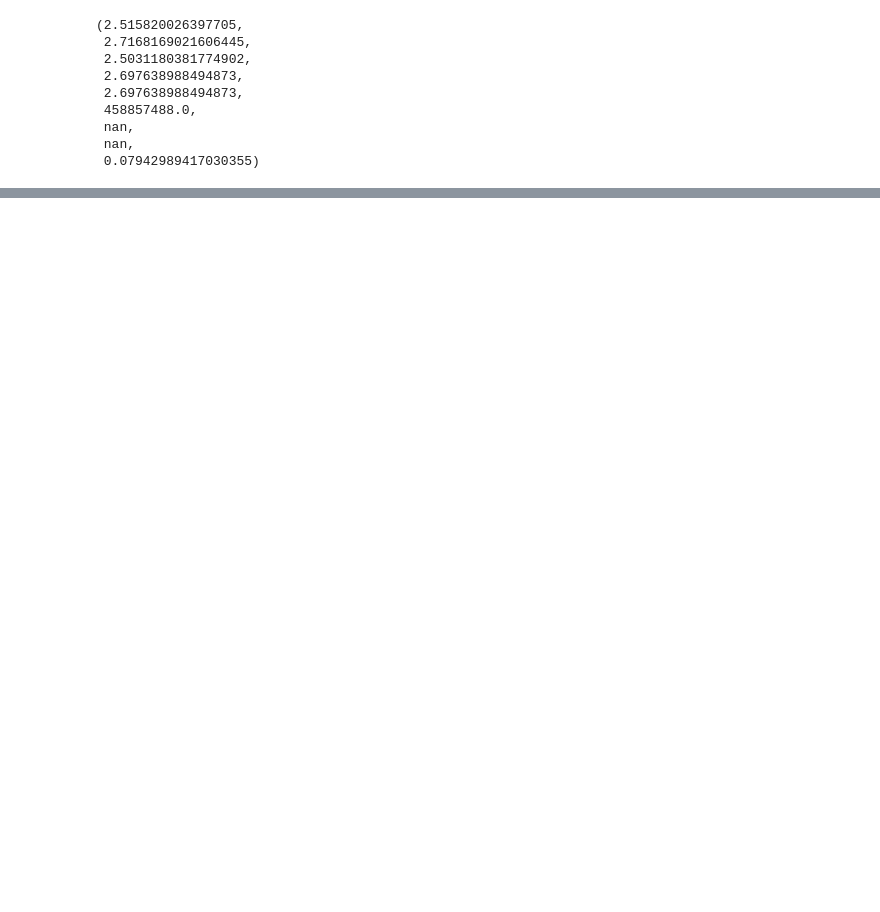
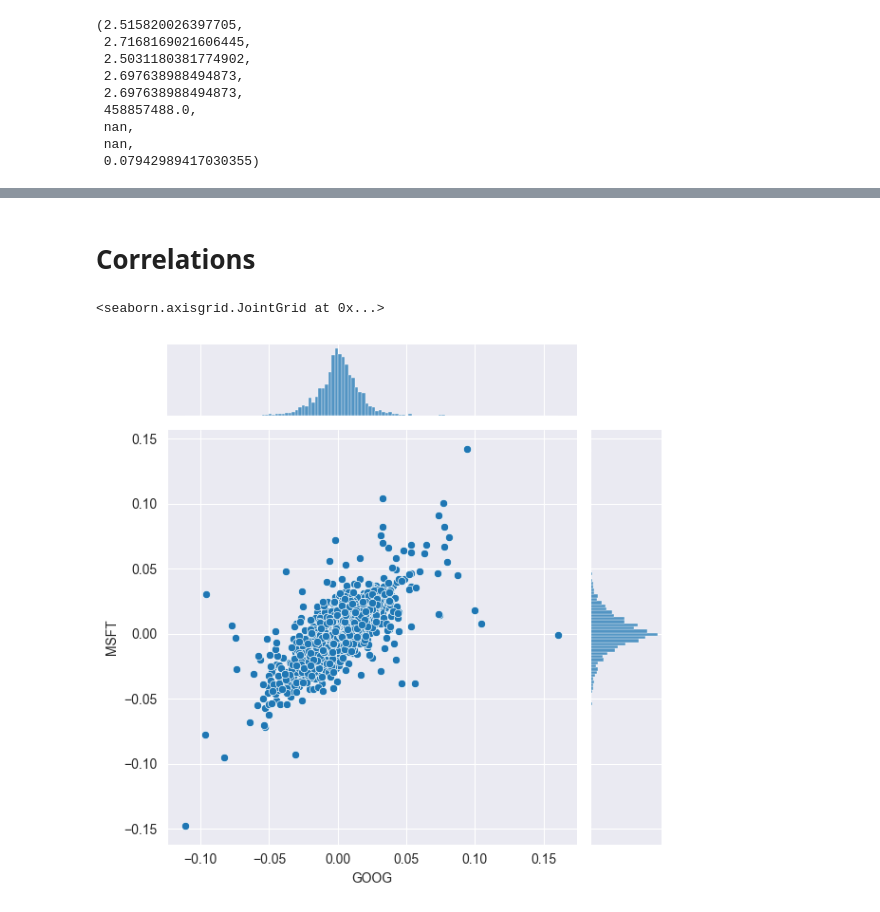
Before and after one commit to aleksandra0014/stock-market-prediction, a Jupyter notebook: analysis.ipynb, the cells around one changed output, grey strips where cells are left out. Drawn from its saved outputs; the diff is of its cells as text; code cells hidden in the pictures; blank space fills up the shorter version.

```diff
--- a/analysis.ipynb
+++ b/analysis.ipynb
@@ -389,0 +441,8 @@ model.save("Latest_stock_price_model.keras")
+# %%
+tech_list = ['AAPL', 'GOOG', 'MSFT', 'AMZN']
+start = datetime(end.year - 10, end.month, end.day)
+
+for stock in tech_list:
+    globals()[stock] = yf.download(stock, start, end)
+
+ld = AAPL.index
@@ -389,0 +476,11 @@ model.save("Latest_stock_price_model.keras")
+# %%
+df_cp = pd.DataFrame(columns=tech_list, index=ld)
+AAPL['percentage_change_cp'] = AAPL['Adj Close'].pct_change()
+AMZN['percentage_change_cp'] = AMZN['Adj Close'].pct_change()
+GOOG['percentage_change_cp'] = GOOG['Adj Close'].pct_change()
+MSFT['percentage_change_cp'] = MSFT['Adj Close'].pct_change()
+df_cp['AAPL'] = AAPL[['percentage_change_cp']]
+df_cp['AMZN'] = AMZN[['percentage_change_cp']]
+df_cp['GOOG'] = GOOG[['percentage_change_cp']]
+df_cp['MSFT'] = MSFT[['percentage_change_cp']]
+df_cp
@@ -389,0 +502,7 @@ model.save("Latest_stock_price_model.keras")
+# %% [markdown]
+# Correlations
+# %%
+sns.jointplot(x='GOOG', y='MSFT', data=df_cp, kind='scatter')
+# %% [output]
+<seaborn.axisgrid.JointGrid at 0x...>
+[figure, added]
```
Also changed, not shown: parts of 39 cells of this notebook.
